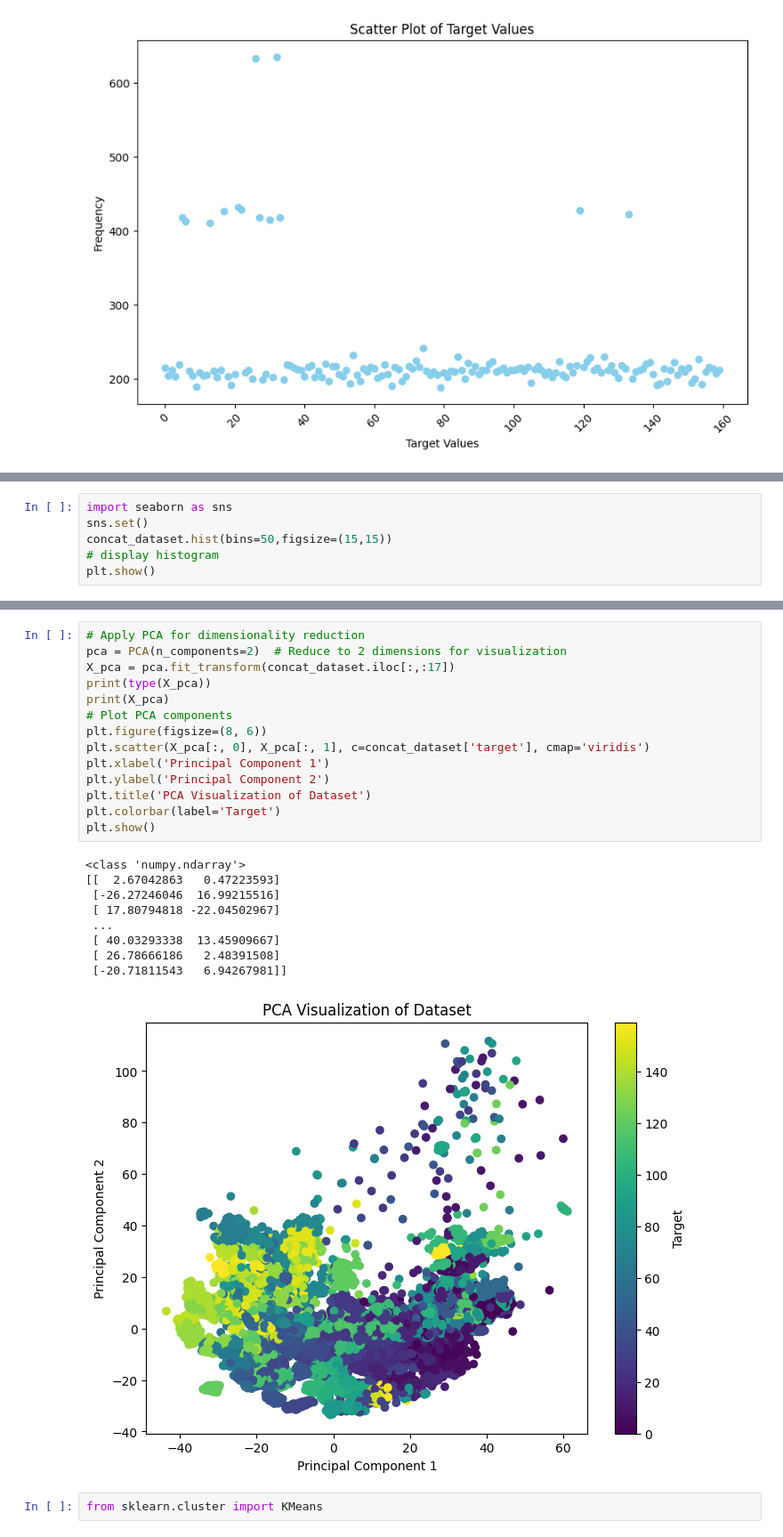
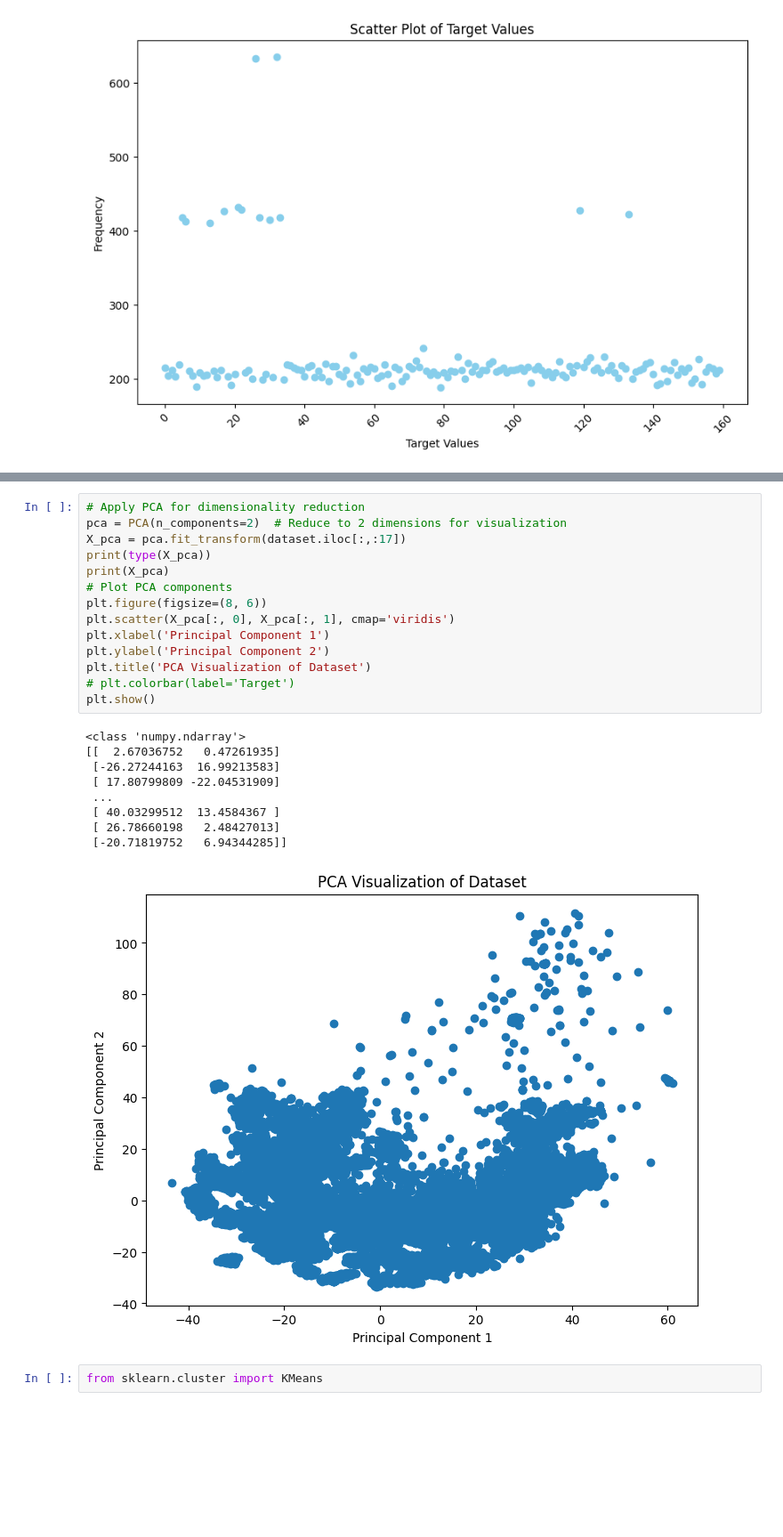
Before and after one commit to Shankjbs571/Machine-Learning-Techniques, a Jupyter notebook: Reso_Task1.ipynb, the cells around one changed output, grey strips where cells are left out. Shown at 89% size. Cells and saved outputs as stored; diff of their text form; blank space fills up the shorter version.

```diff
--- a/Reso_Task1.ipynb
+++ b/Reso_Task1.ipynb
@@ -141,6 +133,0 @@ Text(0, 0.5, 'Count')
-# %%
-import seaborn as sns
-sns.set()
-concat_dataset.hist(bins=50,figsize=(15,15))
-# display histogram
-plt.show()
@@ -158,26 +145,26 @@ sns.heatmap(corr_matrix, annot=True, mask= mask)
 # %%
 # Apply PCA for dimensionality reduction
 pca = PCA(n_components=2)  # Reduce to 2 dimensions for visualization
-X_pca = pca.fit_transform(concat_dataset.iloc[:,:17])
+X_pca = pca.fit_transform(dataset.iloc[:,:17])
 print(type(X_pca))
 print(X_pca)
 # Plot PCA components
 plt.figure(figsize=(8, 6))
-plt.scatter(X_pca[:, 0], X_pca[:, 1], c=concat_dataset['target'], cmap='viridis')
+plt.scatter(X_pca[:, 0], X_pca[:, 1], cmap='viridis')
 plt.xlabel('Principal Component 1')
 plt.ylabel('Principal Component 2')
 plt.title('PCA Visualization of Dataset')
-plt.colorbar(label='Target')
+# plt.colorbar(label='Target')
 plt.show()
 # %% [output]
 <class 'numpy.ndarray'>
-[[  2.67042863   0.47223593]
- [-26.27246046  16.99215516]
- [ 17.80794818 -22.04502967]
+[[  2.67036752   0.47261935]
+ [-26.27244163  16.99213583]
+ [ 17.80799809 -22.04531909]
  ...
- [ 40.03293338  13.45909667]
- [ 26.78666186   2.48391508]
- [-20.71811543   6.94267981]]
+ [ 40.03299512  13.4584367 ]
+ [ 26.78660198   2.48427013]
+ [-20.71819752   6.94344285]]
-[figure, old version]
+[figure, new version]
 # %%
 from sklearn.cluster import KMeans
```
Also changed, not shown: parts of 21 cells of this notebook.
